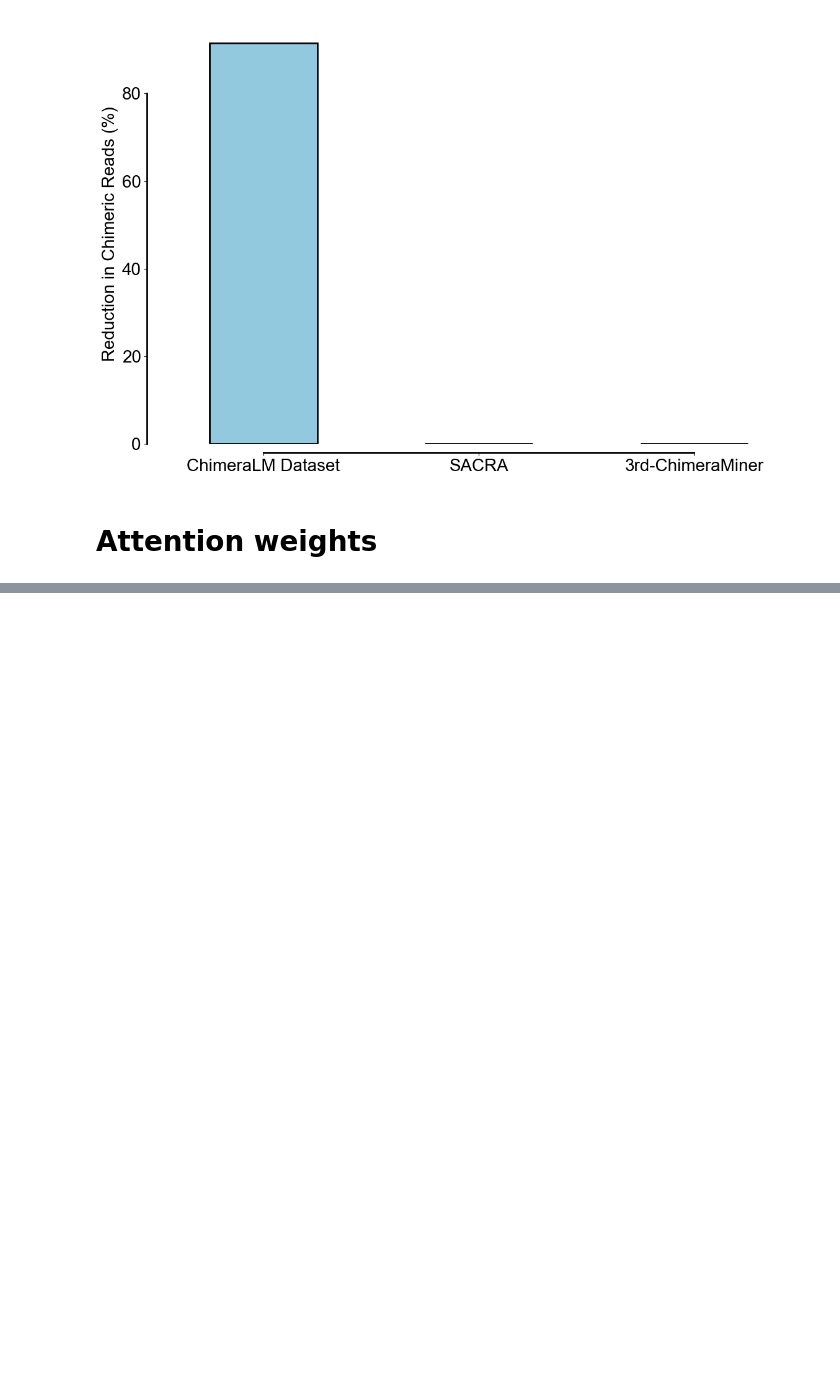
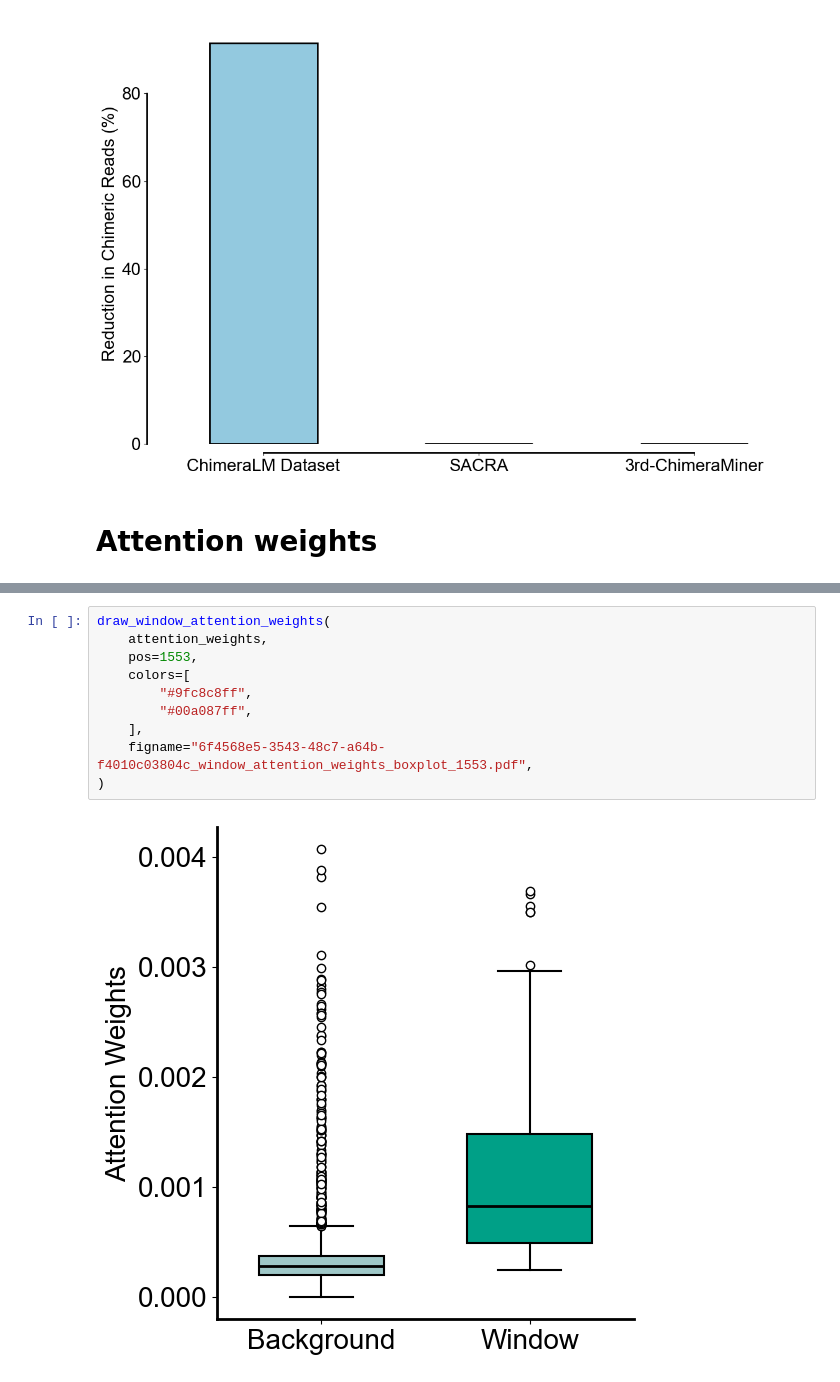
Before and after one commit to cauliyang/chimeralm_paper, a Jupyter notebook: figures/draw_figures.ipynb, the cells around one changed output, grey strips where cells are left out. Cells and saved outputs as stored; diff of their text form; blank space fills up the shorter version.

```diff
--- a/figures/draw_figures.ipynb
+++ b/figures/draw_figures.ipynb
@@ -1188,0 +1424,12 @@ attention_weights = json.load(open("./data/attention_weights/hyena_p2_attention_
+# %%
+draw_window_attention_weights(
+    attention_weights,
+    pos=1553,
+    colors=[
+        "#9fc8c8ff",
+        "#00a087ff",
+    ],
+    figname="6f4568e5-3543-48c7-a64b-f4010c03804c_window_attention_weights_boxplot_1553.pdf",
+)
+# %% [output]
+[figure, added]
```
Also changed, not shown: parts of 7 cells of this notebook, 9 other files.
